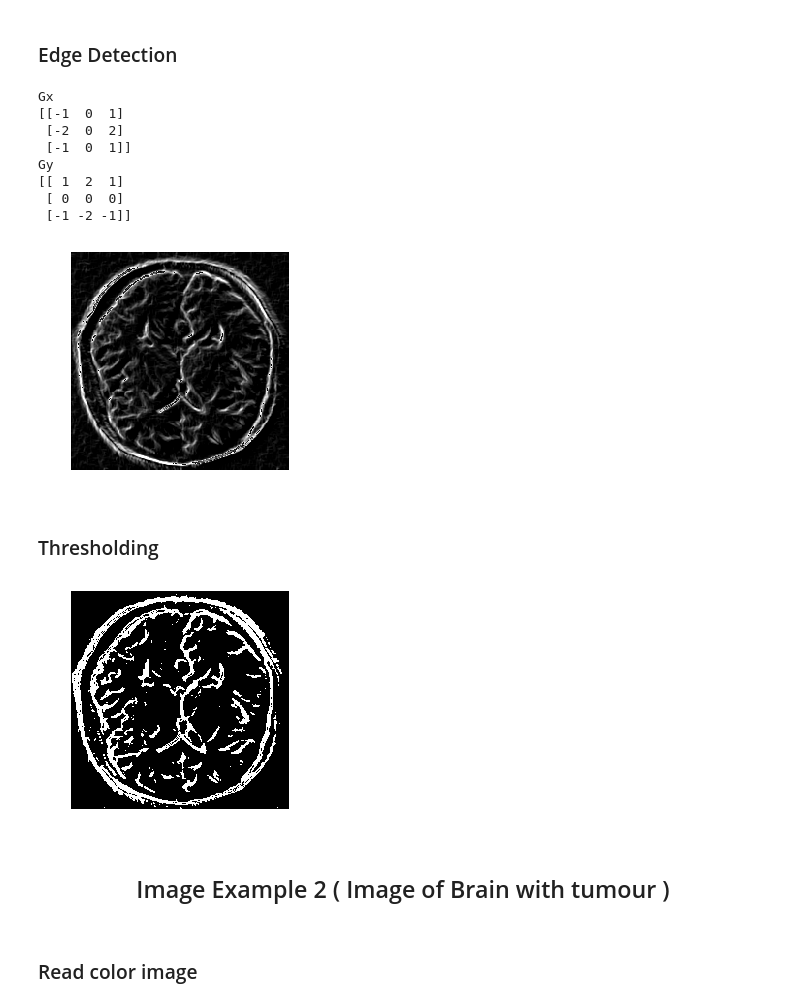
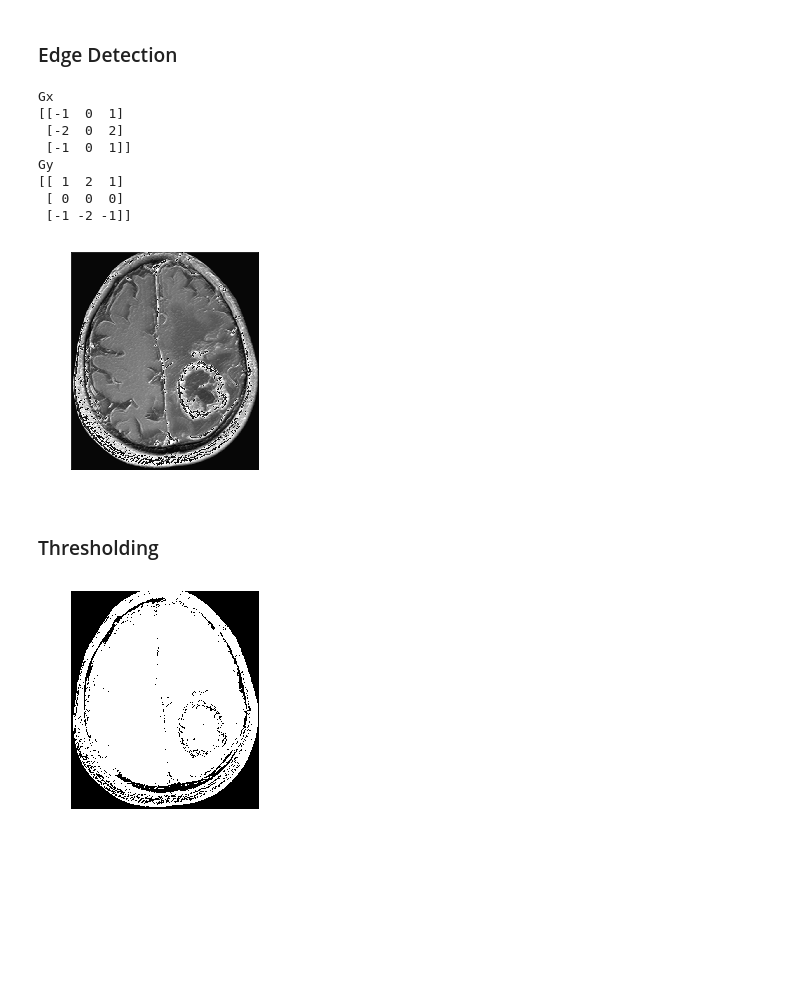
Before and after one commit to Dhanya-Abhirami/Brain-Tumour-Segmentation, a Jupyter notebook: Brain Tumour Detection using MRI Image.ipynb, the cells around one changed output. Drawn from its saved outputs; the diff is of its cells as text; code cells hidden in the pictures; blank space fills up the shorter version.

```diff
--- a/Brain Tumour Detection using MRI Image.ipynb
+++ b/Brain Tumour Detection using MRI Image.ipynb
@@ -17,7 +15,7 @@ import numpy as np
 ### Read color image
 # %%
 # Read the color image
-orig_img = cv2.imread("saltnpepper.jpeg",1) # 1 indicates color image
+orig_img = cv2.imread("brain.png",1) # 1 indicates color image
 # OpenCV uses BGR while Matplotlib uses RGB format
 # Display the color image with matplotlib
 plt.imshow(cv2.cvtColor(orig_img, cv2.COLOR_BGR2RGB))
@@ -50,41 +48,38 @@ plt.show()
 # %%
 # 3*3 Sobel Filters
 Gx= np.array([[-1, 0, 1], [-2, 0, 2], [-1, 0, 1]])
 print "Gx \n", Gx
 Gy = np.array([[1, 2, 1], [0, 0, 0], [-1, -2, -1]])
 print "Gy \n", Gy
 img_sobelx = cv2.Sobel(median_filtered,cv2.CV_8U,1,0,ksize=3)
 img_sobely = cv2.Sobel(median_filtered,cv2.CV_8U,0,1,ksize=3)
 #del f = Gx + Gy
-img_sobel = img_sobelx + img_sobely
+# Adding mask to the image
+img_sobel = img_sobelx + img_sobely+gray_img
 plt.imshow(img_sobel,cmap='gray')
 plt.axis('off')
 plt.show()
 # %% [output]
 Gx
 [[-1  0  1]
  [-2  0  2]
  [-1  0  1]]
 Gy
 [[ 1  2  1]
  [ 0  0  0]
  [-1 -2 -1]]
-[figure, old version]
+[figure, new version]
 # %% [markdown]
 ### Thresholding
 # %%
 # Set threshold and maxValue
-thresh = 60
+threshold = 50
 maxValue = 255
 
 # Threshold the pixel values
-th, thresh = cv2.threshold(img_sobel, thresh, maxValue, cv2.THRESH_BINARY)
+th, thresh = cv2.threshold(img_sobel, threshold, maxValue, cv2.THRESH_BINARY)
 plt.imshow(thresh,cmap='gray')
 plt.axis('off')
 plt.show()
 # %% [output]
-[figure, old version]
+[figure, new version]
-# %% [markdown]
-## <p style='text-align: center;'>Image Example 2 ( Image of Brain with tumour ) </p>
-# %% [markdown]
-### Read color image
```
Also changed, not shown: parts of 24 cells of this notebook.
